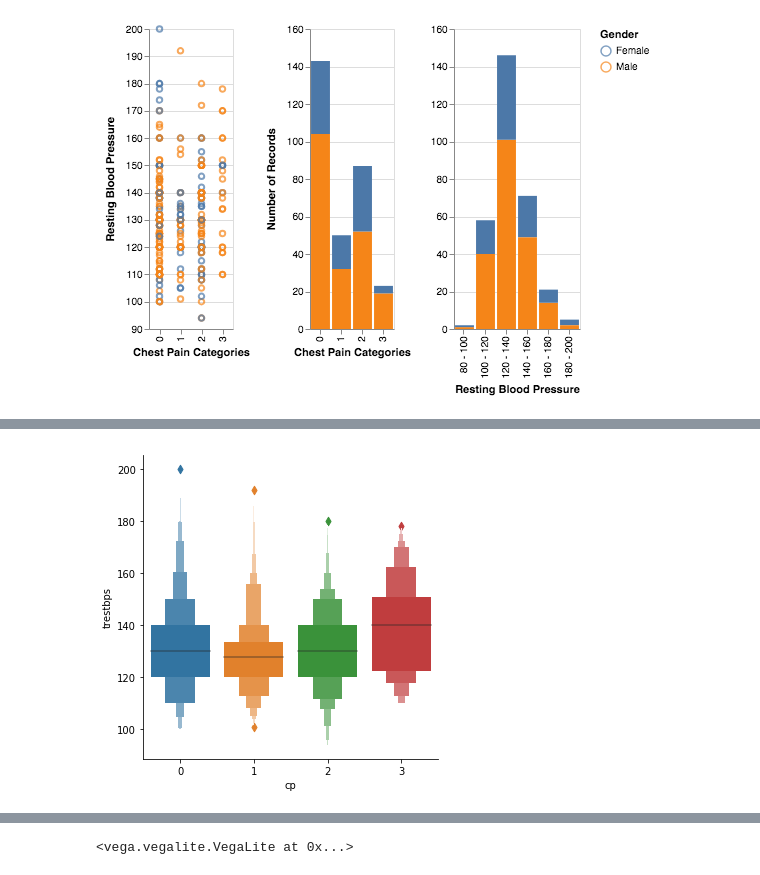
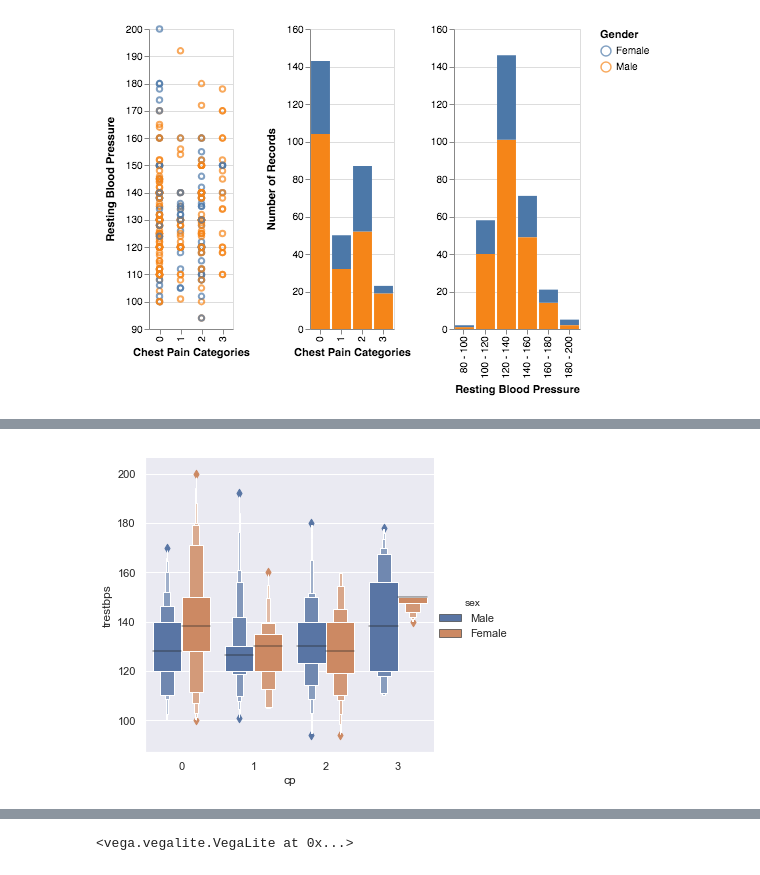
Before and after one commit to sarthakbatragatech/MedicalViz, a Jupyter notebook: HeartDisease.ipynb, the cells around one changed output, grey strips where cells are left out. Saved outputs shown, nothing was run; the diff lists cells and outputs as text; code cells hidden in the pictures.

Commit message:
Generated violin plots and added to README

```diff
--- a/HeartDisease.ipynb
+++ b/HeartDisease.ipynb
@@ -92,10 +92,10 @@ chart.save('plots/patients_cp_trestbps_gender.png', scale_factor=7.0)
 temp_df = df.copy()
 map_dict = {0: 'Female', 1: 'Male'}
 temp_df['sex'] = temp_df['sex'].map(map_dict)
-sns.set()
-g = sns.catplot(x="cp", y="trestbps", kind="swarm", data=temp_df, height=6)
+sns.set_style("whitegrid")
+g = sns.catplot(x="cp", y="trestbps", kind="swarm", data=temp_df, height=7)
 g.set(xlabel='Chest Pain Categories', ylabel='Resting Blood pressure (mm Hg)', title="Swarm plot showing distribtion of selected features")
-h = sns.catplot(x="cp", y="trestbps", hue="sex", kind="box", data=temp_df, height=6)
-h.set(xlabel='Chest Pain Categories', ylabel='Resting Blood pressure (mm Hg)', title="Box plot showing distribution and outliers of selected features")
+h = sns.catplot(x="cp", y="trestbps", hue="sex", kind="box", data=temp_df, height=7)
+h.set(xlabel='Chest Pain Categories', ylabel='Resting Blood pressure (mm Hg)', title="Box plot showing distribution and outliers in selected features")
 # %% [output]
 <seaborn.axisgrid.FacetGrid at 0x...>
@@ -104,5 +104,5 @@ h.set(xlabel='Chest Pain Categories', ylabel='Resting Blood pressure (mm Hg)', t
 # %%
-sns.catplot(x="cp", y="trestbps", kind="boxen",
-            data=df.sort_values("age"));
+sns.set()
+sns.catplot(x="cp", y="trestbps", kind="boxen", hue='sex', data=temp_df);
 # %% [output]
-[figure, old version]
+[figure, new version]
```
Also changed, not shown: parts of 6 cells of this notebook, 5 other files.
